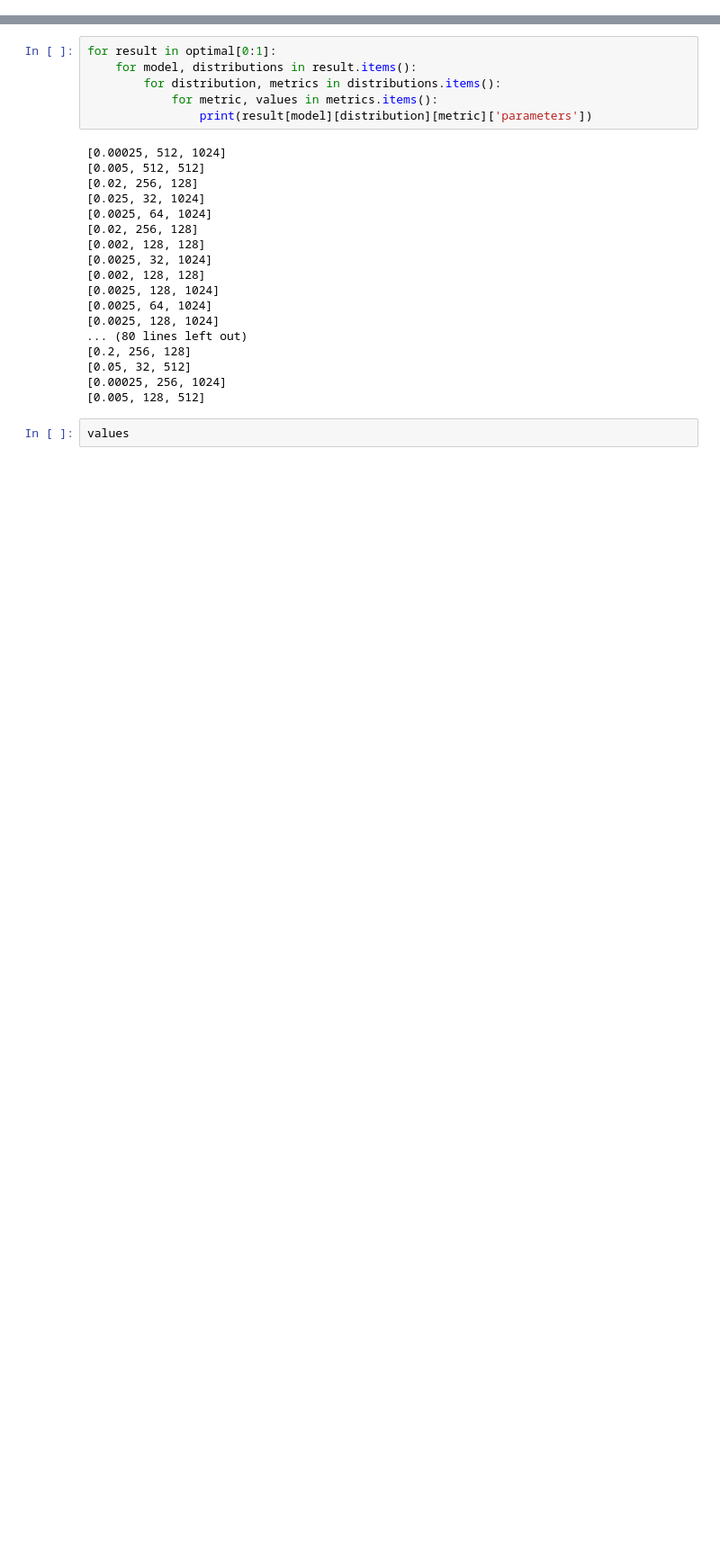
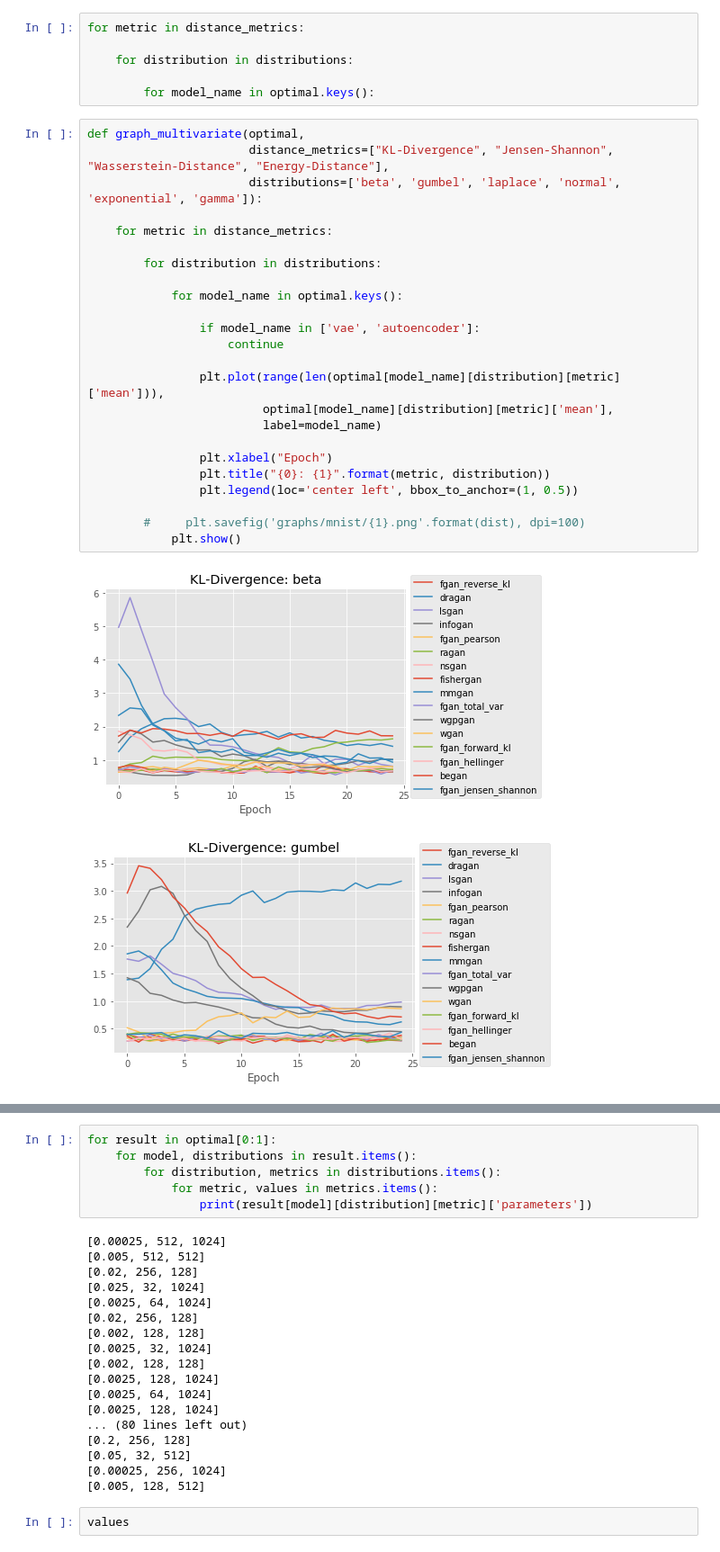
Before and after one commit to shayneobrien/explicit-gan-eval, a Jupyter notebook: notebooks/viz.ipynb, the cells around one changed output, grey strips where cells are left out. Shown at 90% size. Cells and saved outputs as stored; diff of their text form; blank space fills up the shorter version.

```diff
--- a/notebooks/viz.ipynb
+++ b/notebooks/viz.ipynb
@@ -106,0 +158,33 @@ optimal = get_confidence_intervals_multivariate("/Users/sob/Desktop/gan_results/
+# %%
+for metric in distance_metrics:
+
+    for distribution in distributions:
+
+        for model_name in optimal.keys():
+# %%
+def graph_multivariate(optimal,
+                       distance_metrics=["KL-Divergence", "Jensen-Shannon", "Wasserstein-Distance", "Energy-Distance"],
+                       distributions=['beta', 'gumbel', 'laplace', 'normal', 'exponential', 'gamma']):
+
+    for metric in distance_metrics:
+
+        for distribution in distributions:
+
+            for model_name in optimal.keys():
+
+                if model_name in ['vae', 'autoencoder']:
+                    continue
+
+                plt.plot(range(len(optimal[model_name][distribution][metric]['mean'])),
+                         optimal[model_name][distribution][metric]['mean'],
+                         label=model_name)
+
+                plt.xlabel("Epoch")
+                plt.title("{0}: {1}".format(metric, distribution))
+                plt.legend(loc='center left', bbox_to_anchor=(1, 0.5))
+
+        #     plt.savefig('graphs/mnist/{1}.png'.format(dist), dpi=100)
+            plt.show()
+# %% [output]
+[figure, added]
+[figure, added]
```
Also changed, not shown: parts of 14 cells of this notebook, 1 other file.
